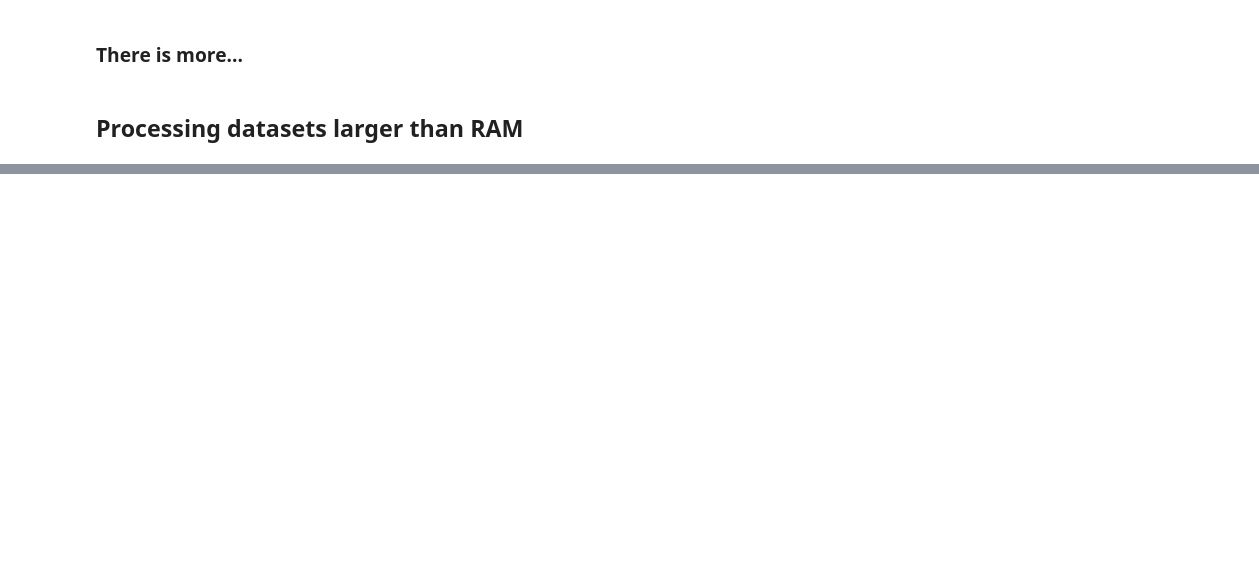
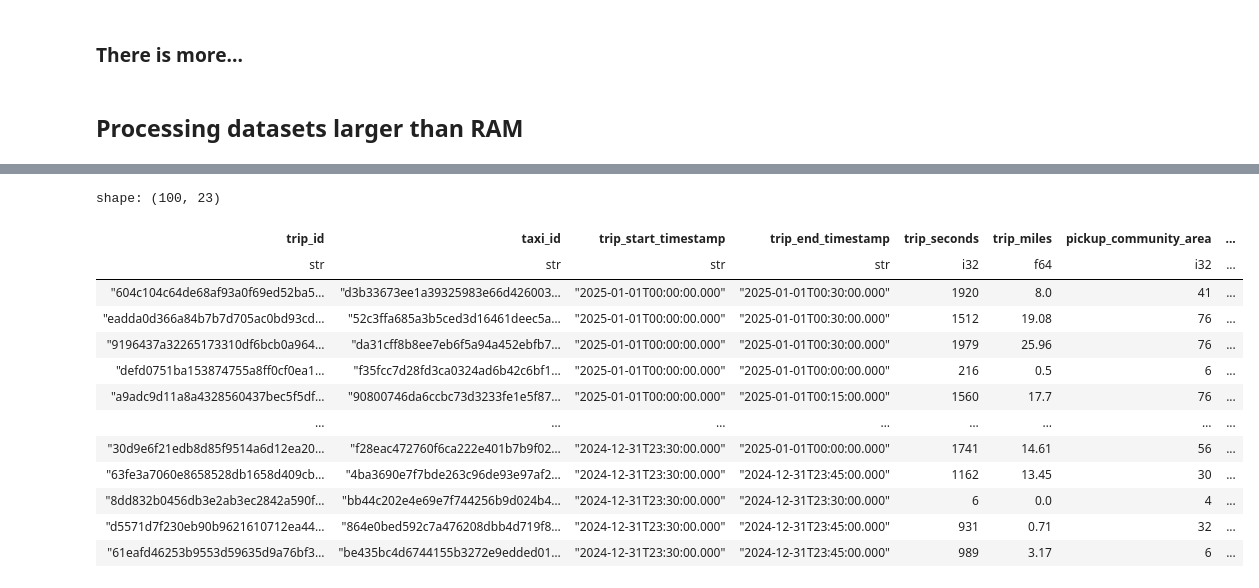
Before and after one commit to PacktPublishing/Polars-Cookbook, a Jupyter notebook: Chapter01/ch01.ipynb, the cells around one changed output, grey strips where cells are left out. Saved outputs shown, nothing was run; the diff lists cells and outputs as text; code cells hidden in the pictures; blank space fills up the shorter version.

```diff
--- a/Chapter01/ch01.ipynb
+++ b/Chapter01/ch01.ipynb
@@ -745,0 +766,42 @@ shape: (5, 2)
+# %%
+df = df.with_columns([
+    pl.col('trip_id').cast(pl.Utf8),
+    pl.col('taxi_id').cast(pl.Utf8),
+    pl.col('trip_start_timestamp').cast(pl.Utf8),
+    pl.col('trip_end_timestamp').cast(pl.Utf8),
+    pl.col('trip_seconds').cast(pl.Int32),
+    pl.col('trip_miles').cast(pl.Float64),
+    pl.col('pickup_community_area').cast(pl.Int32),
+    pl.col('dropoff_community_area').cast(pl.Int32),
+    pl.col('fare').cast(pl.Float64),
+    pl.col('tips').cast(pl.Float64),
+    pl.col('tolls').cast(pl.Float64),
+    pl.col('extras').cast(pl.Float64),
+    pl.col('trip_total').cast(pl.Float64),
+    pl.col('payment_type').cast(pl.Utf8),
+    pl.col('company').cast(pl.Utf8),
+    pl.col('pickup_centroid_latitude').cast(pl.Float64),
+    pl.col('pickup_centroid_longitude').cast(pl.Float64),
+    pl.col('pickup_centroid_location').cast(pl.Struct([pl.Field('type', pl.Utf8), pl.Field('coordinates', pl.List(pl.Float64))])),
+    pl.col('dropoff_centroid_latitude').cast(pl.Float64),
+    pl.col('dropoff_centroid_longitude').cast(pl.Float64),
+    pl.col('dropoff_centroid_location').cast(pl.Struct([pl.Field('type', pl.Utf8), pl.Field('coordinates', pl.List(pl.Float64))])),
+    pl.col('pickup_census_tract').cast(pl.Utf8),
+    pl.col('dropoff_census_tract').cast(pl.Utf8)
+])
+df.head(100)
+# %% [output]
+shape: (100, 23)
+| trip_id | taxi_id | trip_start_timestamp | trip_end_timestamp | trip_seconds | trip_miles | pickup_community_area | ... |
+| str | str | str | str | i32 | f64 | i32 | ... |
+| "604c104c64de68af93a0f69ed52ba5… | "d3b33673ee1a39325983e66d426003… | "2025-01-01T00:00:00.000" | "2025-01-01T00:30:00.000" | 1920 | 8.0 | 41 | ... |
+| "eadda0d366a84b7b7d705ac0bd93cd… | "52c3ffa685a3b5ced3d16461deec5a… | "2025-01-01T00:00:00.000" | "2025-01-01T00:30:00.000" | 1512 | 19.08 | 76 | ... |
+| "9196437a32265173310df6bcb0a964… | "da31cff8b8ee7eb6f5a94a452ebfb7… | "2025-01-01T00:00:00.000" | "2025-01-01T00:30:00.000" | 1979 | 25.96 | 76 | ... |
+| "defd0751ba153874755a8ff0cf0ea1… | "f35fcc7d28fd3ca0324ad6b42c6bf1… | "2025-01-01T00:00:00.000" | "2025-01-01T00:00:00.000" | 216 | 0.5 | 6 | ... |
+| "a9adc9d11a8a4328560437bec5f5df… | "90800746da6ccbc73d3233fe1e5f87… | "2025-01-01T00:00:00.000" | "2025-01-01T00:15:00.000" | 1560 | 17.7 | 76 | ... |
+| … | … | … | … | … | … | … | ... |
+| "30d9e6f21edb8d85f9514a6d12ea20… | "f28eac472760f6ca222e401b7b9f02… | "2024-12-31T23:30:00.000" | "2025-01-01T00:00:00.000" | 1741 | 14.61 | 56 | ... |
+| "63fe3a7060e8658528db1658d409cb… | "4ba3690e7f7bde263c96de93e97af2… | "2024-12-31T23:30:00.000" | "2024-12-31T23:45:00.000" | 1162 | 13.45 | 30 | ... |
+| "8dd832b0456db3e2ab3ec2842a590f… | "bb44c202e4e69e7f744256b9d024b4… | "2024-12-31T23:30:00.000" | "2024-12-31T23:30:00.000" | 6 | 0.0 | 4 | ... |
+| "d5571d7f230eb90b9621610712ea44… | "864e0bed592c7a476208dbb4d719f8… | "2024-12-31T23:30:00.000" | "2024-12-31T23:45:00.000" | 931 | 0.71 | 32 | ... |
+| "61eafd46253b9553d59635d9a76bf3… | "be435bc4d6744155b3272e9edded01… | "2024-12-31T23:30:00.000" | "2024-12-31T23:45:00.000" | 989 | 3.17 | 6 | ... |
```
Also changed, not shown: parts of 38 cells of this notebook.
